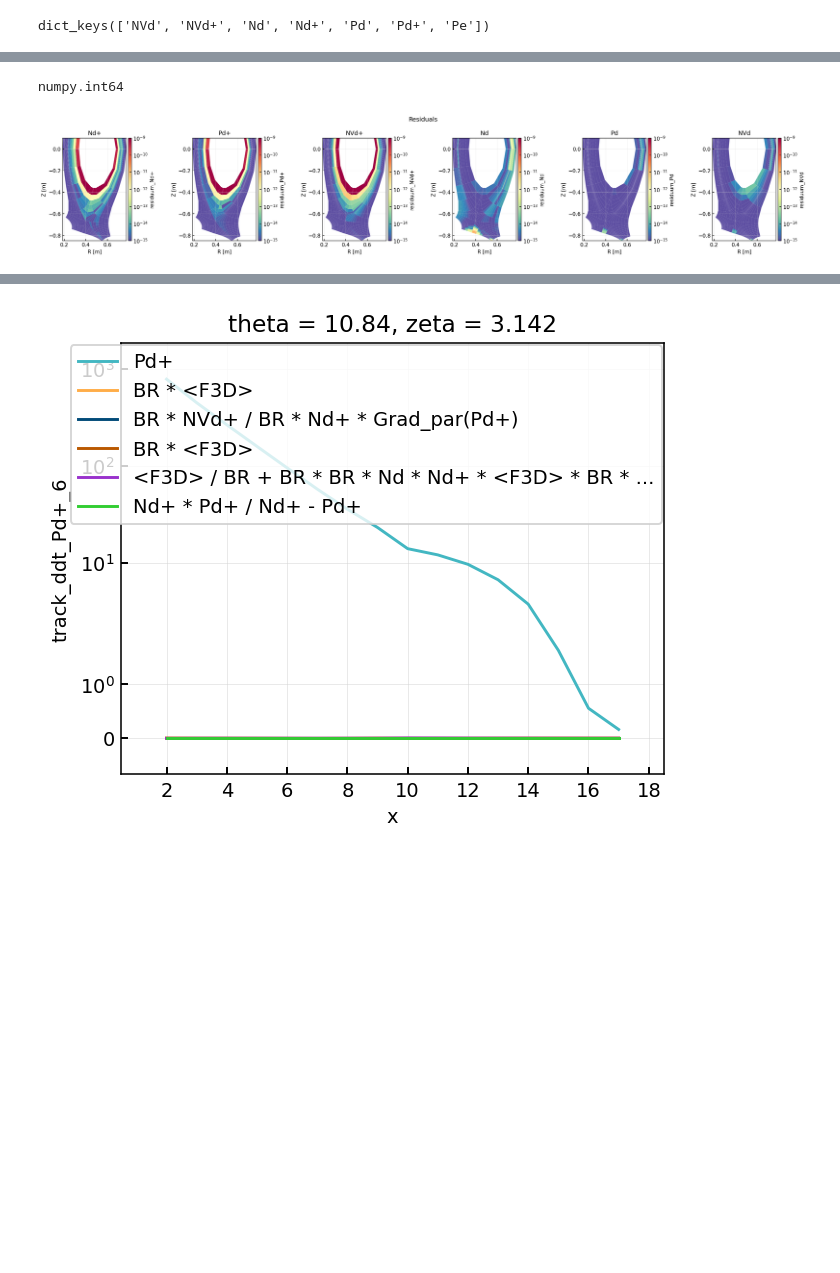
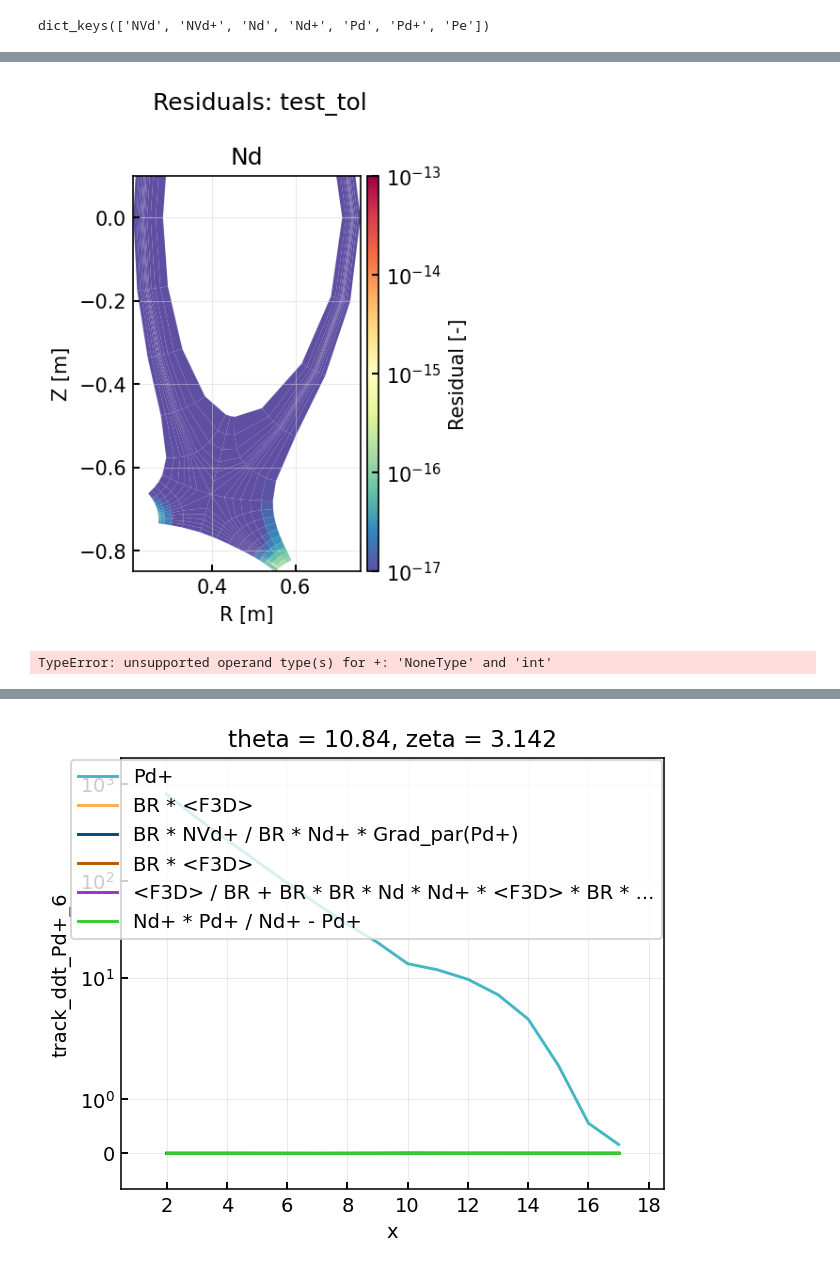
Before and after one commit to mikekryjak/notebooks, a Jupyter notebook: 131/131-2024-07-22 - PVODE debugging.ipynb, the cells around one changed output, grey strips where cells are left out. Saved outputs shown, nothing was run; the diff lists cells and outputs as text; code cells hidden in the pictures; blank space fills up the shorter version.

```diff
--- a/131/131-2024-07-22 - PVODE debugging.ipynb
+++ b/131/131-2024-07-22 - PVODE debugging.ipynb
@@ -173,4 +289,0 @@ residuum_Pe
-# %%
-type(worst["Nd+"][1])
-# %% [output]
-numpy.int64
@@ -177,27 +292,27 @@ numpy.int64
 # %%
+ds = cs["test_tol"].ds
 
-sel = {"x" : slice(2,-2)}
-
-vmax = 1e-9
-vmin = 1e-15
+plt.close("all")
+vmax = 1e-13
+vmin = 1e-17
 
 plot2d(
     [
-        dict(data = abs(ds["residuum_Nd+"].isel(x = slice(2,-2))), title = "Nd+", vmin = vmin, vmax = vmax),
-        dict(data = abs(ds["residuum_Pd+"].isel(x = slice(2,-2))), title = "Pd+", vmin = vmin, vmax = vmax),
-        dict(data = abs(ds["residuum_NVd+"].isel(x = slice(2,-2))), title = "NVd+", vmin = vmin, vmax = vmax),
+        # dict(data = abs(ds["residuum_Nd+"].isel(x = slice(2,-2))), title = "Nd+", vmin = vmin, vmax = vmax),
+        # dict(data = abs(ds["residuum_Pd+"].isel(x = slice(2,-2))), title = "Pd+", vmin = vmin, vmax = vmax),
+        # dict(data = abs(ds["residuum_NVd+"].isel(x = slice(2,-2))), title = "NVd+", vmin = vmin, vmax = vmax),
         dict(data = abs(ds["residuum_Nd"].isel(x = slice(2,-2))), title = "Nd", vmin = vmin, vmax = vmax),
-        dict(data = abs(ds["residuum_Pd"].isel(x = slice(2,-2))), title = "Pd", vmin = vmin, vmax = vmax),
-        dict(data = abs(ds["residuum_NVd"].isel(x = slice(2,-2))), title = "NVd", vmin = vmin, vmax = vmax),
-        # dict(data = ds["Kdd+_cx"] , vmin = 1e2, vmax = 1e6),
-        # dict(data = ds["Nd"]),
-        # dict(data = ds["Pd"]),
-        # dict(data = ds["Dnnd"], vmin = 10, vmax = 1e5, logscale = True),
+        # dict(data = abs(ds["residuum_Pd"].isel(x = slice(2,-2))), title = "Pd", vmin = vmin, vmax = vmax),
+        # dict(data = abs(ds["residuum_NVd"].isel(x = slice(2,-2))), title = "NVd", vmin = vmin, vmax = vmax),
         ],
         ylim = (-0.85, 0.1),
-        title = "Residuals",
+        title = f"Residuals: {case}",
         clean_guards = False,
         separatrix = False,
-        w_pad = -2.5)
+        w_pad = -4)
 # %% [output]
-[figure, old version]
+[figure, new version]
+# %%
+None + 1
+# %% [output]
+TypeError: unsupported operand type(s) for +: 'NoneType' and 'int'
```
Also changed, not shown: parts of 16 cells of this notebook.
